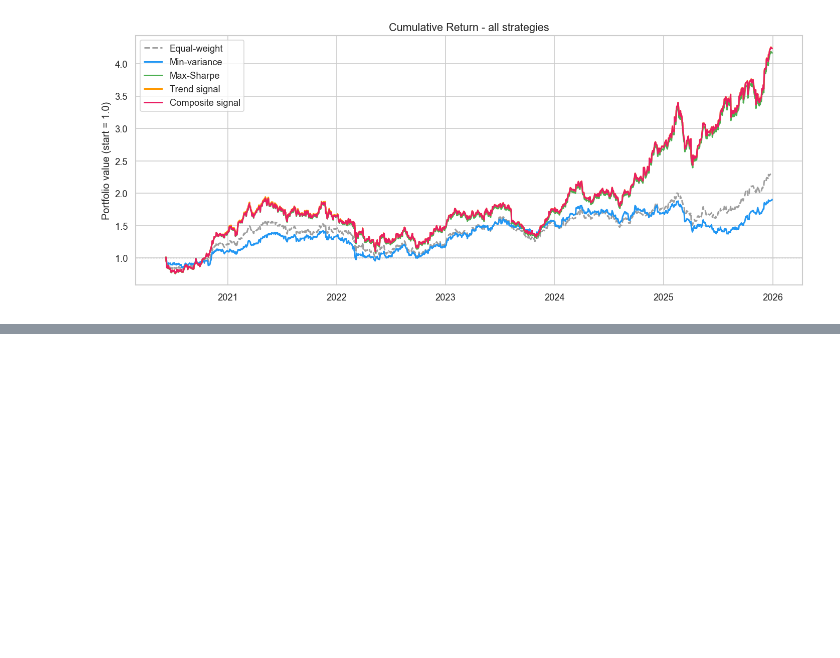
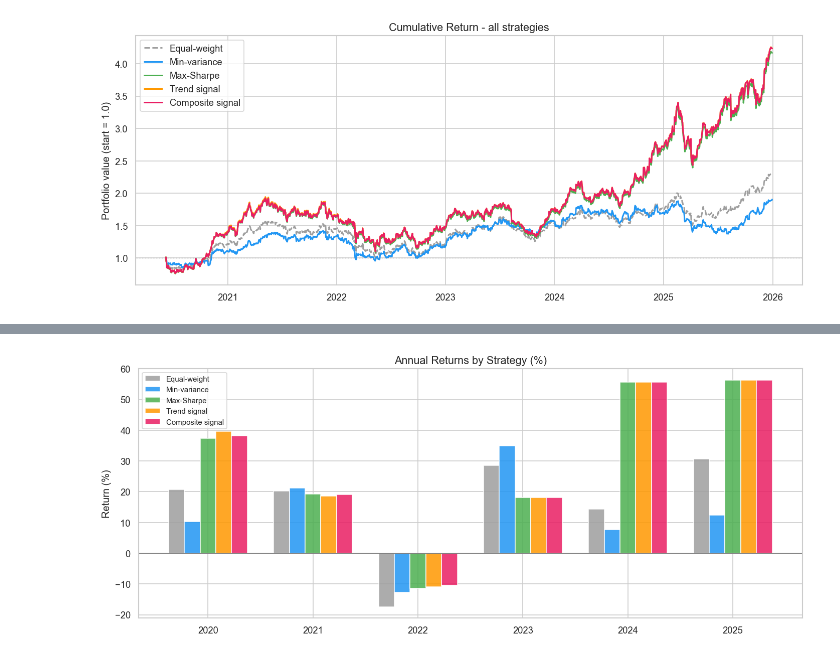
Before and after one commit to radostinaaa/fashion-trends, a Jupyter notebook: 6_backtesting.ipynb, the cells around one changed output, grey strips where cells are left out. Drawn from its saved outputs; the diff is of its cells as text; code cells hidden in the pictures; blank space fills up the shorter version.

```diff
--- a/6_backtesting.ipynb
+++ b/6_backtesting.ipynb
@@ -197,0 +226,25 @@ plt.show()
+# %%
+annual = port_returns.groupby(port_returns.index.year).apply(
+    lambda x: (1 + x).prod() - 1
+) * 100
+
+fig, ax = plt.subplots(figsize=(12, 5))
+x      = np.arange(len(annual))
+width  = 0.15
+col_list = list(cum_returns.columns)
+
+for i, col in enumerate(col_list):
+    ax.bar(x + i * width, annual[col],
+           width=width, label=col,
+           color=colors[col], alpha=0.85, edgecolor='white')
+
+ax.axhline(0, color='grey', linewidth=0.8)
+ax.set_xticks(x + width * (len(col_list) - 1) / 2)
+ax.set_xticklabels(annual.index.astype(str))
+ax.set_title('Annual Returns by Strategy (%)', fontsize=13)
+ax.set_ylabel('Return (%)')
+ax.legend(fontsize=9)
+plt.tight_layout()
+plt.show()
+# %% [output]
+[figure, added]
```
Also changed, not shown: parts of 3 cells of this notebook.
